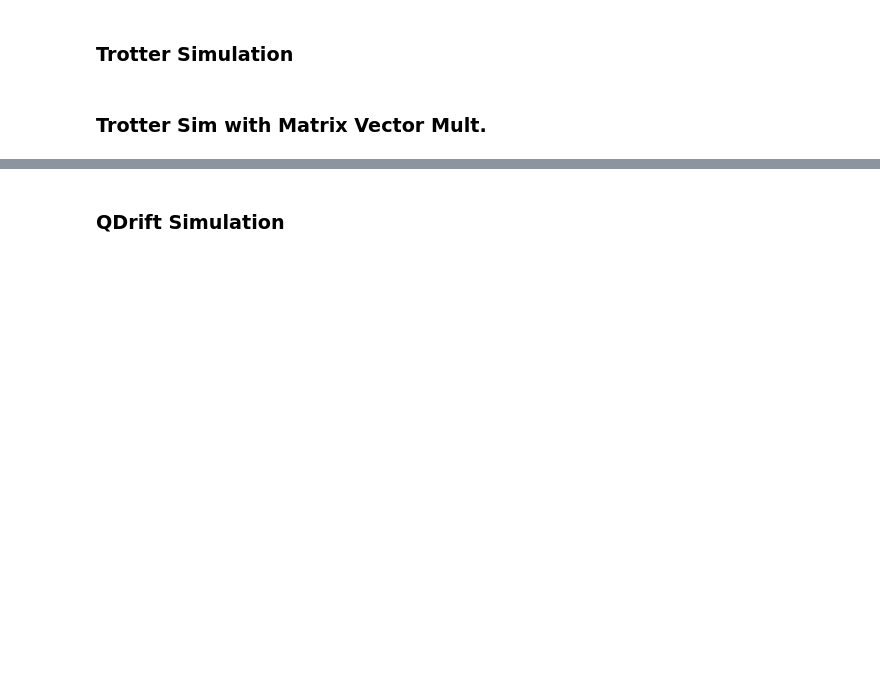
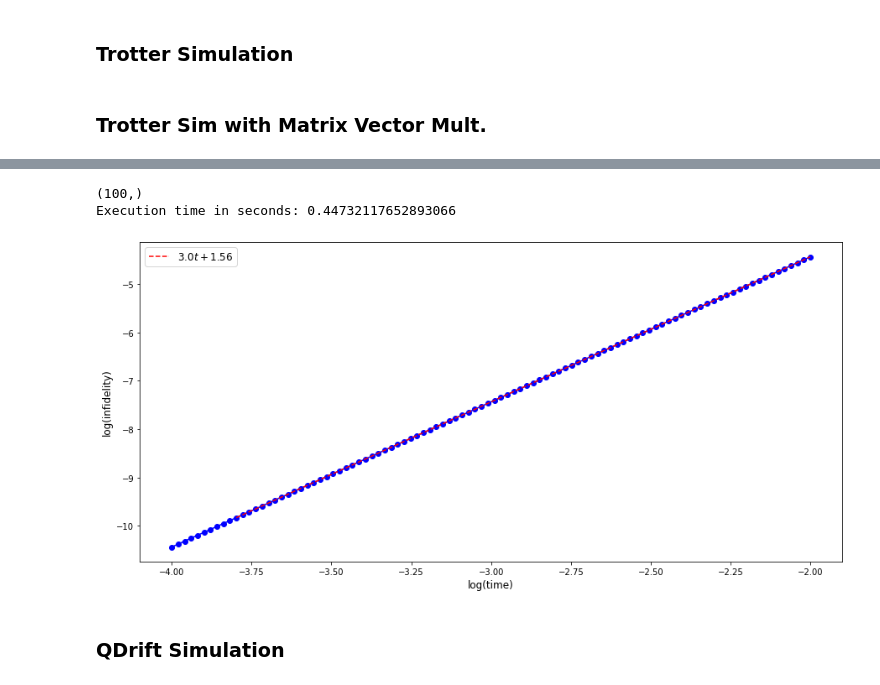
Before and after one commit to mattp97/Trotter-Qdrift-Simulation, a Jupyter notebook: Hybridized Simulation Jellium.ipynb, the cells around one changed output, grey strips where cells are left out. Cells and saved outputs as stored; diff of their text form; code cells hidden in the pictures; blank space fills up the shorter version.

```diff
--- a/Hybridized Simulation Jellium.ipynb
+++ b/Hybridized Simulation Jellium.ipynb
@@ -141,7 +158,7 @@ startTime = time.time()
 tStart = 0.0001
 tFinal = 0.01
 tSteps = 100
-times = np.linspace(tStart, tFinal, tSteps)
+times = np.geomspace(tStart, tFinal, tSteps) #logspace with endpoints specified
 
 trot_compiler_inf = []
 for t in times:
@@ -152,30 +169,36 @@ log_times = np.log10(times)
 print(log_trot_compiler_inf.shape)
 
 #data = log_trot_compiler_inf[:, 0, 0]
-data = log_trot_compiler_inf
+#data = log_trot_compiler_inf
 executionTime = (time.time() - startTime)
 print('Execution time in seconds: ' + str(executionTime))
+# %% [output]
+(100,)
+Execution time in seconds: 0.44732117652893066
 # %%
+data = log_trot_compiler_inf
 plt.figure(figsize = (15, 7))
 plt.plot(log_times, data, 'bo-')
 plt.xlabel('log(time)', size = 12)
 plt.ylabel('log(infidelity)', size = 12)
 
-fit_points = 1 #declare the starting point to fit in the data
+fit_points = 10 #declare the starting point to fit in the data
 
-p = np.polyfit(log_times[fit_points: -10], data[fit_points: -10], 1)
+p = np.polyfit(log_times[fit_points: -1], data[fit_points: -1], 1)
 f = np.poly1d(p)
 
-t_new = np.linspace(log_times[fit_points], log_times[-10], 50)
+t_new = np.linspace(log_times[fit_points], log_times[-1], 50)
 y_new = f(t_new)
 
 data = symbols("t")
 poly = sum(S("{:6.2f}".format(v))*data**i for i, v in enumerate(p[::-1]))
 eq_latex = printing.latex(poly)
 
 plt.plot(t_new, y_new, 'r--', label="${}$".format(eq_latex))
 plt.legend(fontsize="large")
 plt.show()
+# %% [output]
+[figure, added]
 # %% [markdown]
 ### QDrift Simulation
 # %%
```
Also changed, not shown: parts of 14 cells of this notebook.
